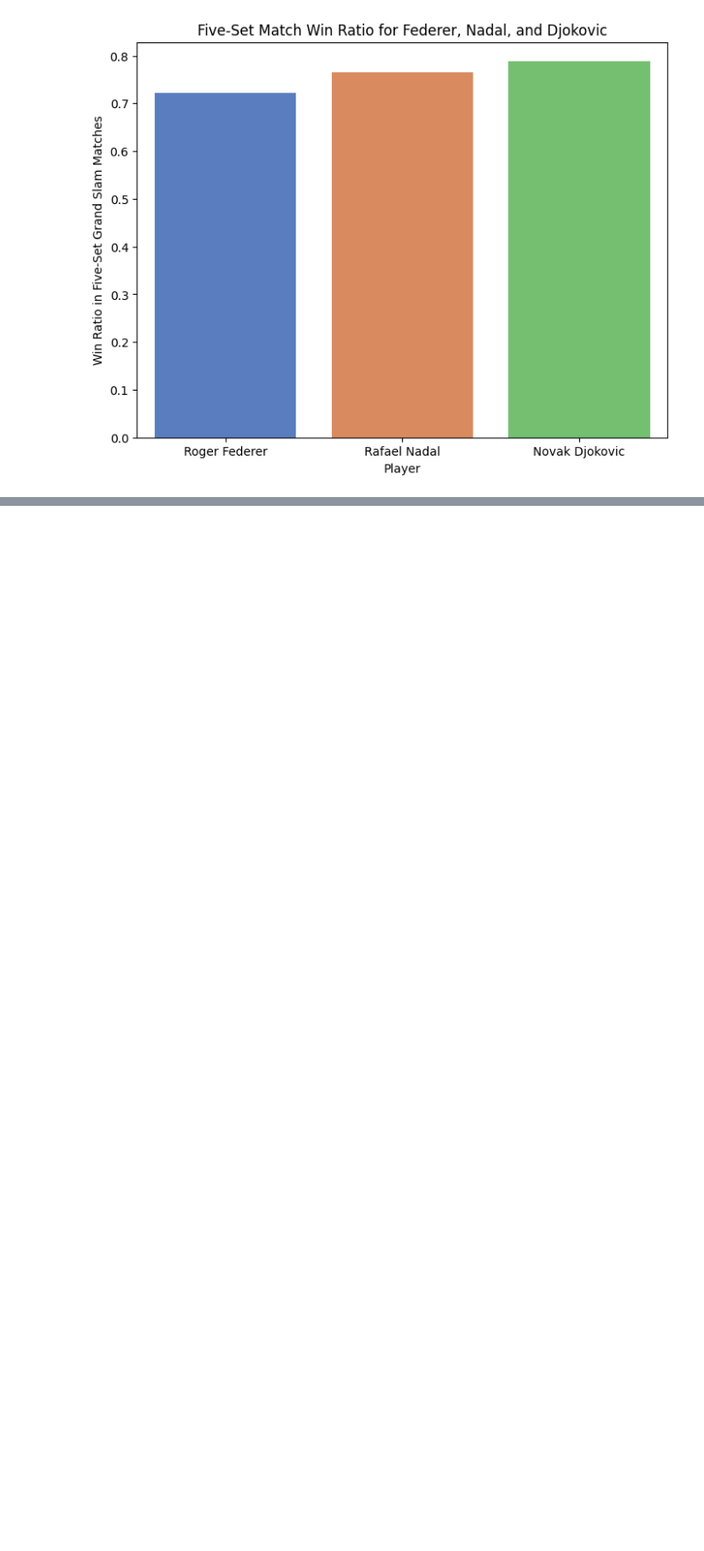
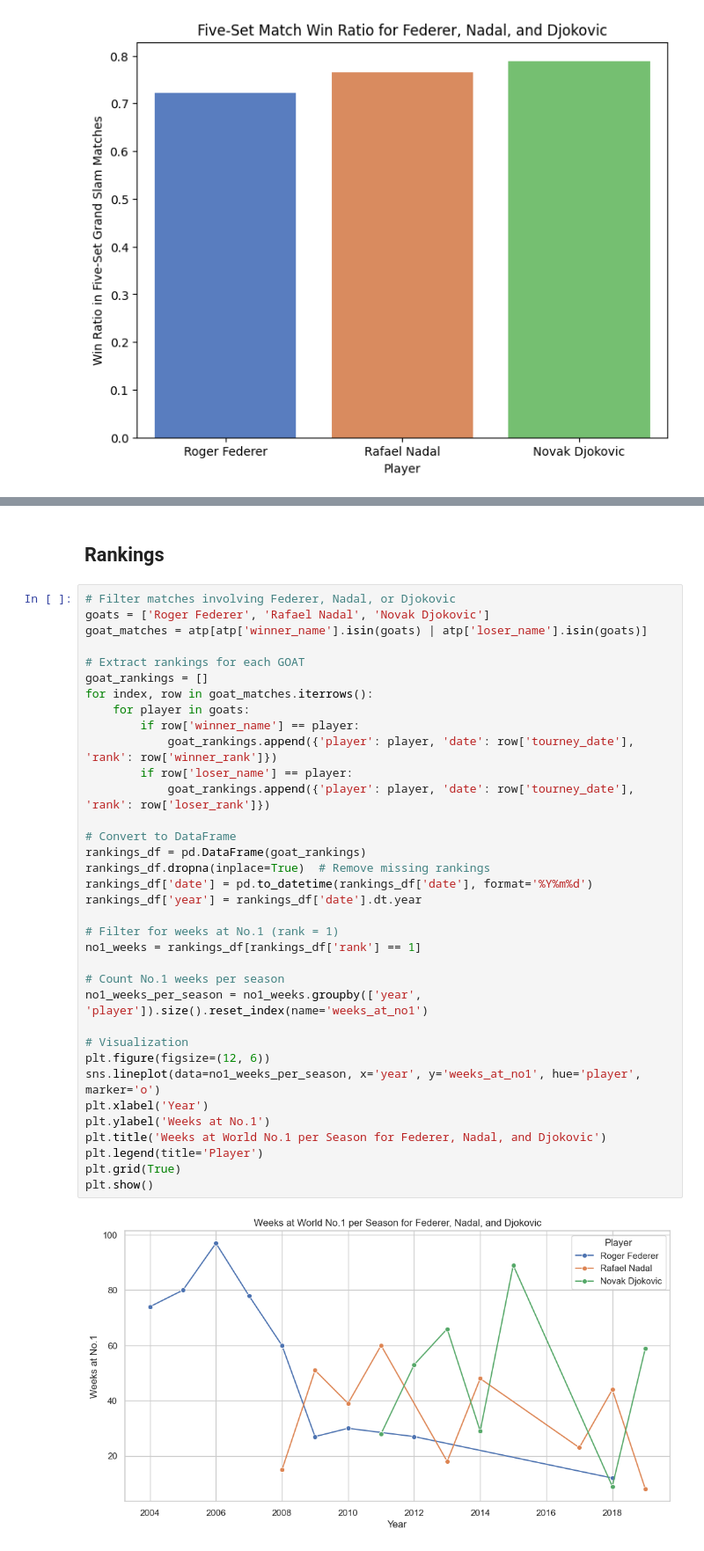
Before and after one commit to com-480-data-visualization/Racket-Science, a Jupyter notebook: exploration_goats.ipynb, the cells around one changed output, grey strips where cells are left out. Shown at 88% size. Saved outputs shown, nothing was run; the diff lists cells and outputs as text; blank space fills up the shorter version.

```diff
--- a/exploration_goats.ipynb
+++ b/exploration_goats.ipynb
@@ -479,0 +527,39 @@ plt.show()
+# %% [markdown]
+## Rankings
+# %%
+# Filter matches involving Federer, Nadal, or Djokovic
+goats = ['Roger Federer', 'Rafael Nadal', 'Novak Djokovic']
+goat_matches = atp[atp['winner_name'].isin(goats) | atp['loser_name'].isin(goats)]
+
+# Extract rankings for each GOAT
+goat_rankings = []
+for index, row in goat_matches.iterrows():
+    for player in goats:
+        if row['winner_name'] == player:
+            goat_rankings.append({'player': player, 'date': row['tourney_date'], 'rank': row['winner_rank']})
+        if row['loser_name'] == player:
+            goat_rankings.append({'player': player, 'date': row['tourney_date'], 'rank': row['loser_rank']})
+
+# Convert to DataFrame
+rankings_df = pd.DataFrame(goat_rankings)
+rankings_df.dropna(inplace=True)  # Remove missing rankings
+rankings_df['date'] = pd.to_datetime(rankings_df['date'], format='%Y%m%d')
+rankings_df['year'] = rankings_df['date'].dt.year
+
+# Filter for weeks at No.1 (rank = 1)
+no1_weeks = rankings_df[rankings_df['rank'] == 1]
+
+# Count No.1 weeks per season
+no1_weeks_per_season = no1_weeks.groupby(['year', 'player']).size().reset_index(name='weeks_at_no1')
+
+# Visualization
+plt.figure(figsize=(12, 6))
+sns.lineplot(data=no1_weeks_per_season, x='year', y='weeks_at_no1', hue='player', marker='o')
+plt.xlabel('Year')
+plt.ylabel('Weeks at No.1')
+plt.title('Weeks at World No.1 per Season for Federer, Nadal, and Djokovic')
+plt.legend(title='Player')
+plt.grid(True)
+plt.show()
+# %% [output]
+[figure, added]
```
Also changed, not shown: parts of 2 cells of this notebook.
